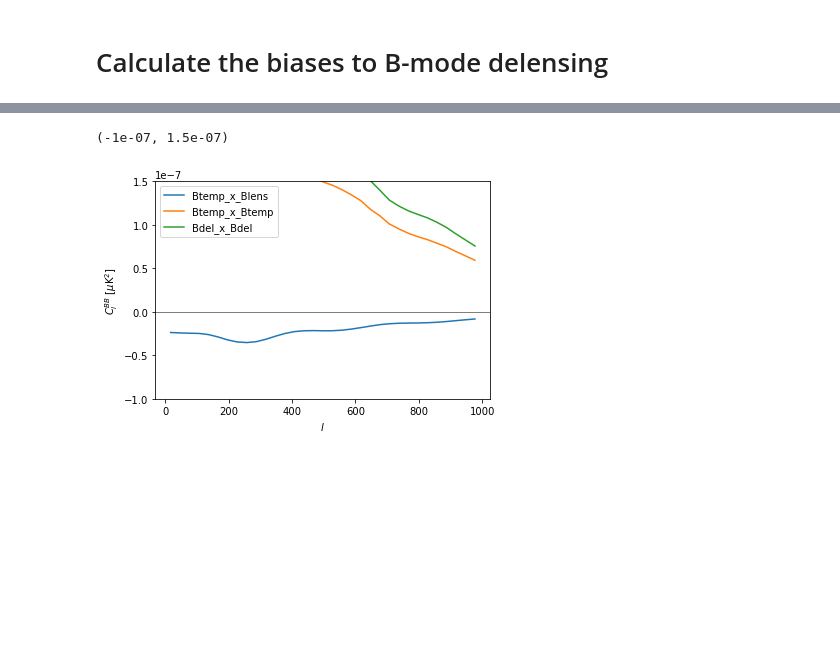
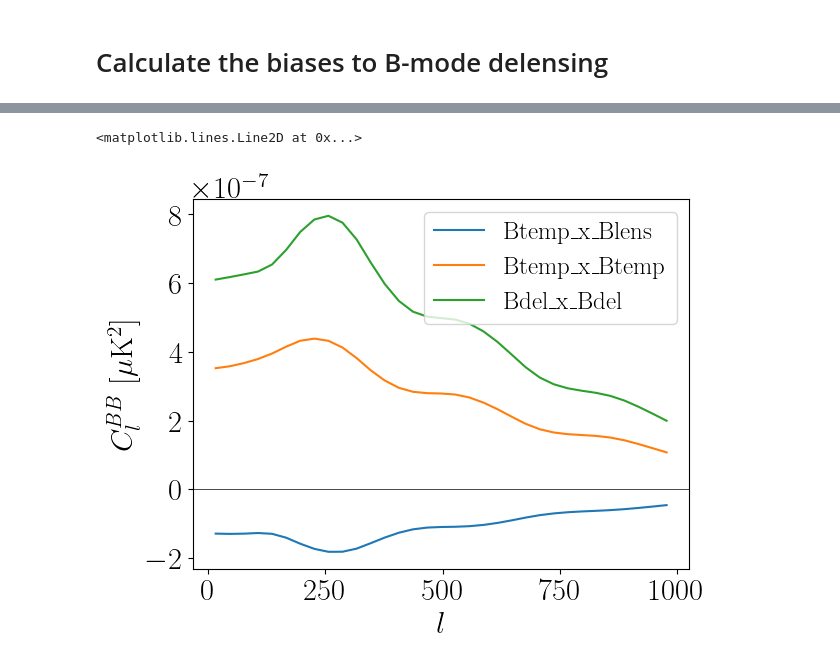
Before and after one commit to abaleato/CosmoBLENDER, a Jupyter notebook: notebooks/example_pipeline.ipynb, the cells around one changed output, grey strips where cells are left out. Drawn from its saved outputs; the diff is of its cells as text; code cells hidden in the pictures; blank space fills up the shorter version.

```diff
--- a/notebooks/example_pipeline.ipynb
+++ b/notebooks/example_pipeline.ipynb
@@ -255,7 +218,8 @@ ax.tick_params(axis='both', which='minor', labelsize=8)
 # %%
 survey_name = "DESI LRG"
 
-# Add the HOD for the galaxy sample that we will cross-correlating with lensing
+# Add the HOD for the galaxy sample that we will be cross-correlating with CMB lensing
 z_mean_gal, surface_ngal_of_z_gal = tls.get_DESI_surface_ngal_of_z('lrg')
-comov_ngal_gal_persqdeg_interp = np.interp(hm_calc.hcos.zs, z_mean_gal, tls.get_comoving_from_surface_ngal(z_mean_gal, surface_ngal_of_z_gal))
-hm_calc.hcos.add_hod(name=survey_name, ngal=comov_ngal_gal_persqdeg_interp)
+
+# Assume a sample that's 100% complete above a stellar mass threshold of 10^11.5 Msun
+hm_calc.hcos.add_hod(name=survey_name, mthresh=10**11.5+hm_calc.hcos.zs*0.)
@@ -389,0 +292,21 @@ SO_5e14 = qest.experiment(6., 1.5, 3000, massCut_Mvir=5e14, freq_GHz=freq_GHz)
+# %%
+SO_properties = {'nlev_t': np.array([6.3]),
+                 'beam_size': np.array([1.4]),
+                 'freq_GHz': np.array([143.]), 'nx_secbispec':128}
+
+# Foreground cleaning? Only relevant if many frequencies are provided
+MV_ILC_bool = False
+deproject_CIB = False
+deproject_tSZ = False
+fg_cleaning_dict = {'MV_ILC_bool':MV_ILC_bool, 'deproject_CIB':deproject_CIB, 'deproject_tSZ':deproject_tSZ}
+
+# Initialise experiments with various different mass cuts
+SO_5e15 = qest.experiment(lmax = 3500, massCut_Mvir=5e15, **SO_properties,
+                          **fg_cleaning_dict, fg=False, atm_fg=False)
+# %%
+get_cib=True
+get_tsz=True
+get_mixed=True
+get_secondary_bispec_bias=False
+# %%
+ells, cl_Btemp_x_Blens_bias, cl_Btemp_x_Btemp_bias, cl_Bdel_x_Bdel_bias = hm_calc.get_bias_to_delensed_clbb(SO_5e15, get_cib=get_cib, get_tsz=get_tsz, get_mixed=get_mixed, get_secondary_bispec_bias=get_secondary_bispec_bias)
@@ -390,15 +331,14 @@ SO_5e14 = qest.experiment(6., 1.5, 3000, massCut_Mvir=5e14, freq_GHz=freq_GHz)
 # %%
-ells, cl_Btemp_x_Blens_bias, cl_Btemp_x_Btemp_bias, cl_Bdel_x_Bdel_bias = hm_calc.get_bias_to_delensed_clbb(SO_5e15)
-
 plt.plot(ells, cl_Btemp_x_Blens_bias, label=r'Btemp_x_Blens')
 plt.plot(ells, cl_Btemp_x_Btemp_bias, label=r'Btemp_x_Btemp')
 plt.plot(ells, cl_Bdel_x_Bdel_bias, label=r'Bdel_x_Bdel')
 plt.ylabel(r'$C_l^{BB}$ [$\mu$K$^2$]')
 plt.xlabel(r'$l$')
 plt.legend()
 plt.axhline(0, color='k', lw=0.5)
-plt.ylim([-1e-7,1.5e-7])
+#plt.ylim([-1e-6,6e-6])
+#plt.ylim([-1e-7,2.1e-7])
 # %% [output]
-(-1e-07, 1.5e-07)
+<matplotlib.lines.Line2D at 0x...>
-[figure, old version]
+[figure, new version]
 # %%
```
Also changed, not shown: parts of 31 cells of this notebook, 2 other files.
